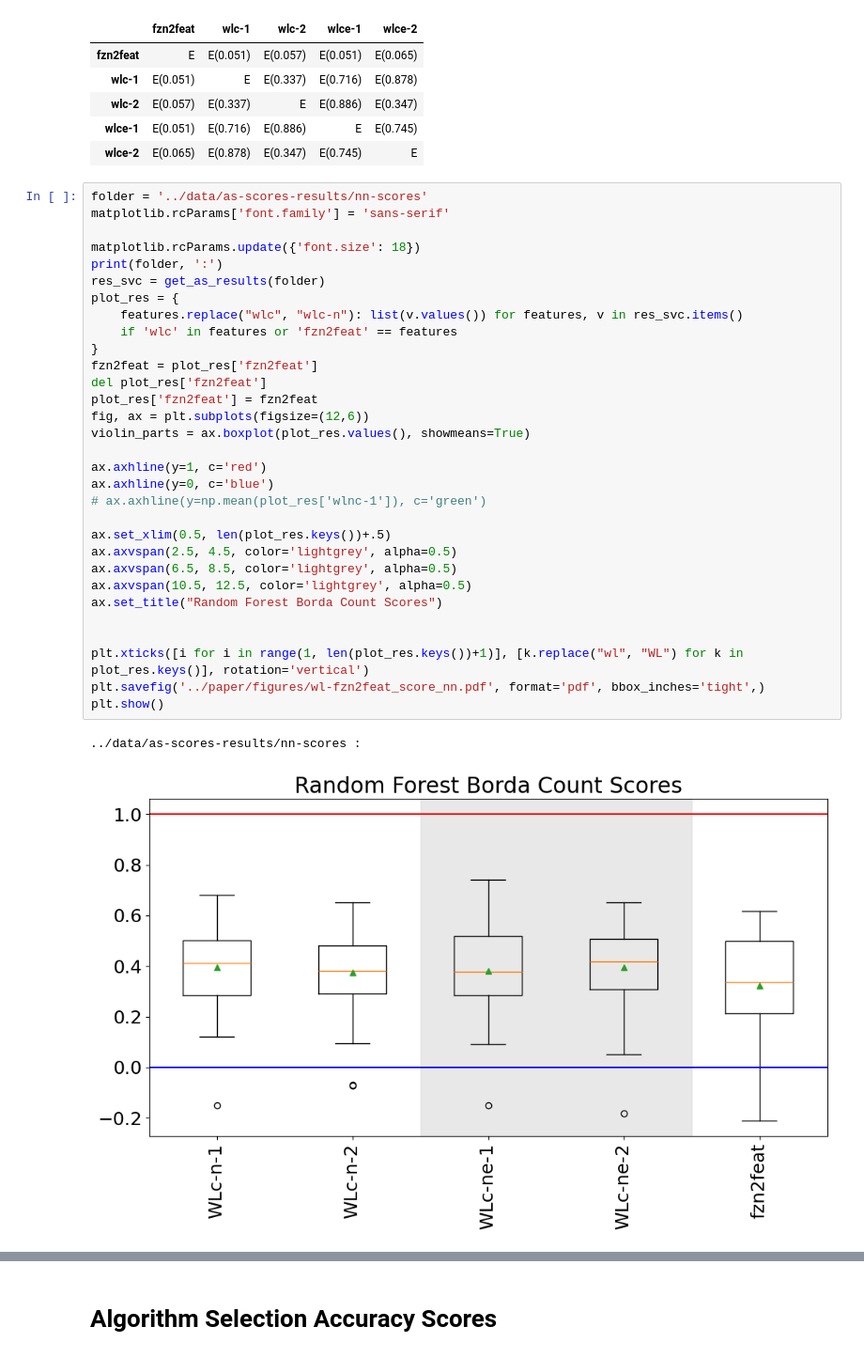
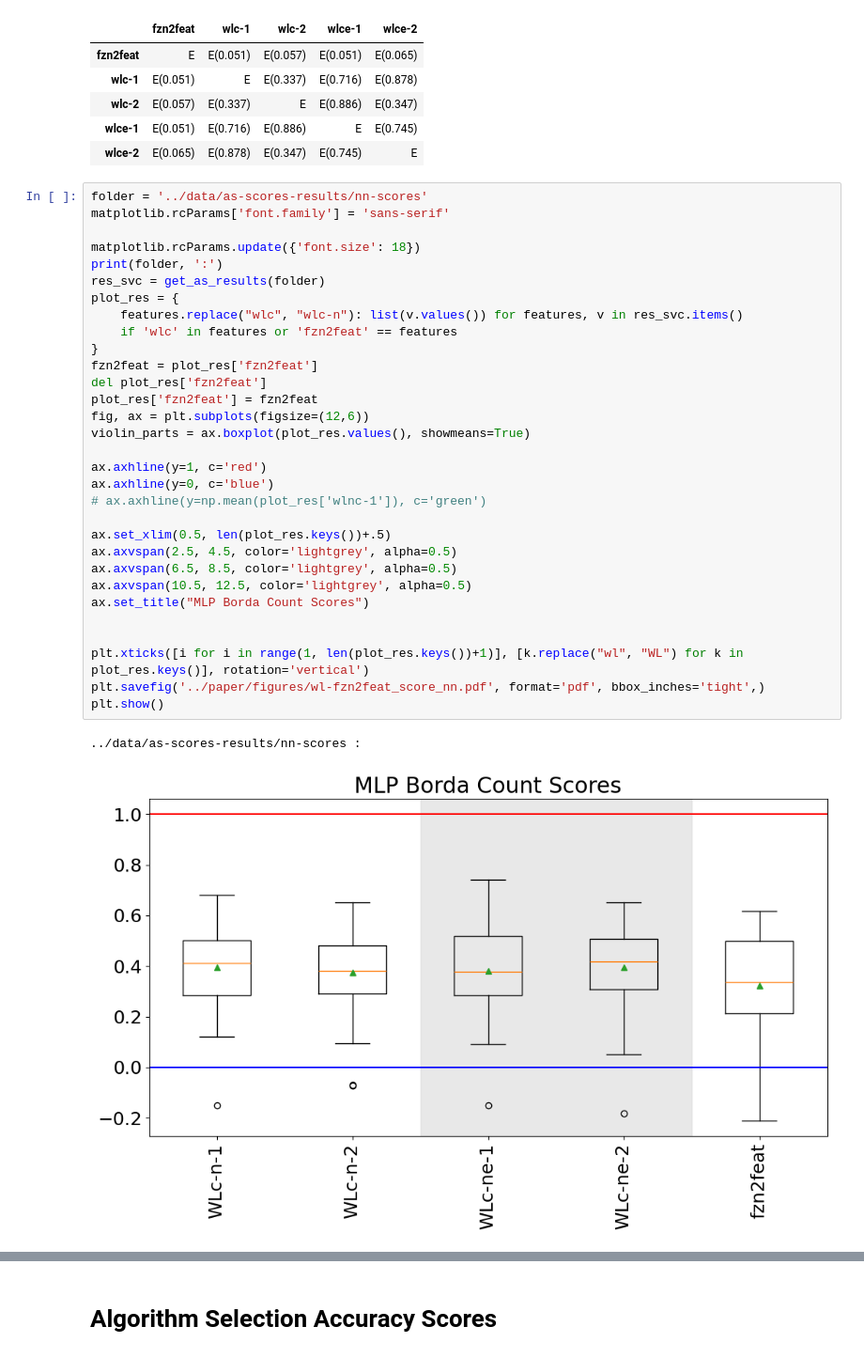
Before and after one commit to SeppiaBrilla/fzngraph_features, a Jupyter notebook: analysis/images.ipynb, the cells around one changed output, grey strips where cells are left out. Shown at 94% size. Drawn from its saved outputs; the diff is of its cells as text.

```diff
--- a/analysis/images.ipynb
+++ b/analysis/images.ipynb
@@ -503,35 +608,35 @@ folder = '../data/as-scores-results/nn-scores'
 matplotlib.rcParams['font.family'] = 'sans-serif'
 
 matplotlib.rcParams.update({'font.size': 18})
 print(folder, ':')
 res_svc = get_as_results(folder)
 plot_res = {
     features.replace("wlc", "wlc-n"): list(v.values()) for features, v in res_svc.items()
     if 'wlc' in features or 'fzn2feat' == features
 }
 fzn2feat = plot_res['fzn2feat']
 del plot_res['fzn2feat']
 plot_res['fzn2feat'] = fzn2feat
 fig, ax = plt.subplots(figsize=(12,6))
 violin_parts = ax.boxplot(plot_res.values(), showmeans=True)
 
 ax.axhline(y=1, c='red')
 ax.axhline(y=0, c='blue')
 # ax.axhline(y=np.mean(plot_res['wlnc-1']), c='green')
 
 ax.set_xlim(0.5, len(plot_res.keys())+.5)
 ax.axvspan(2.5, 4.5, color='lightgrey', alpha=0.5)
 ax.axvspan(6.5, 8.5, color='lightgrey', alpha=0.5)
 ax.axvspan(10.5, 12.5, color='lightgrey', alpha=0.5)
-ax.set_title("Random Forest Borda Count Scores")
+ax.set_title("MLP Borda Count Scores")
 
 
 plt.xticks([i for i in range(1, len(plot_res.keys())+1)], [k.replace("wl", "WL") for k in plot_res.keys()], rotation='vertical')
 plt.savefig('../paper/figures/wl-fzn2feat_score_nn.pdf', format='pdf', bbox_inches='tight',)
 plt.show()
 # %% [output]
 ../data/as-scores-results/nn-scores :
-[figure, old version]
+[figure, new version]
 # %%
 folder = '../data/as-scores-results/nn-scores'
 matplotlib.rcParams['font.family'] = 'sans-serif'
```
Also changed, not shown: parts of 37 cells of this notebook.
